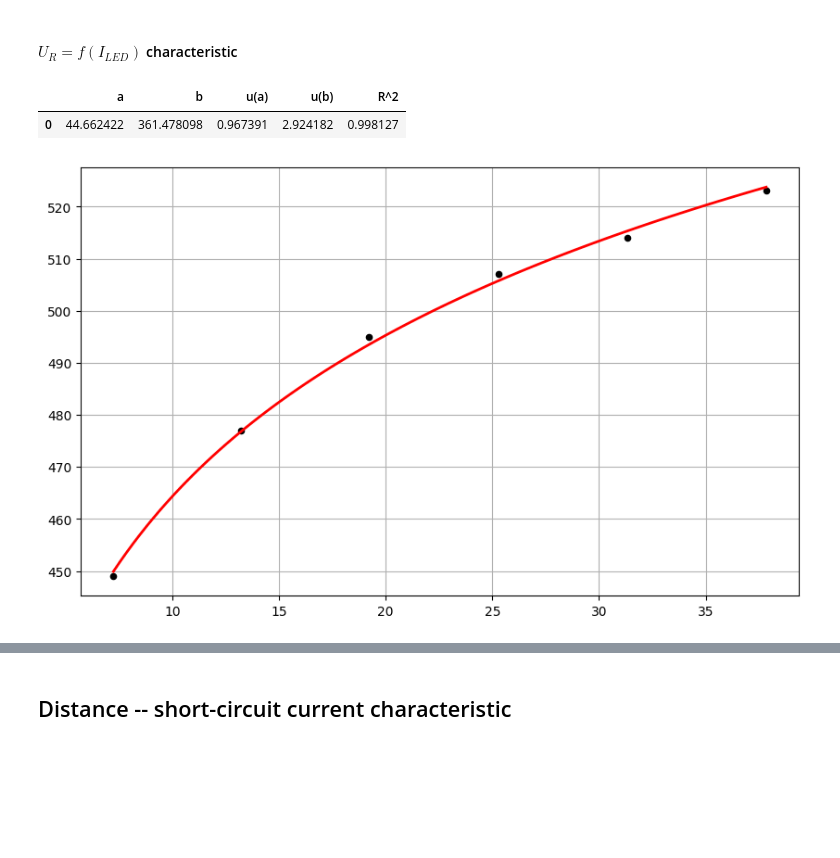
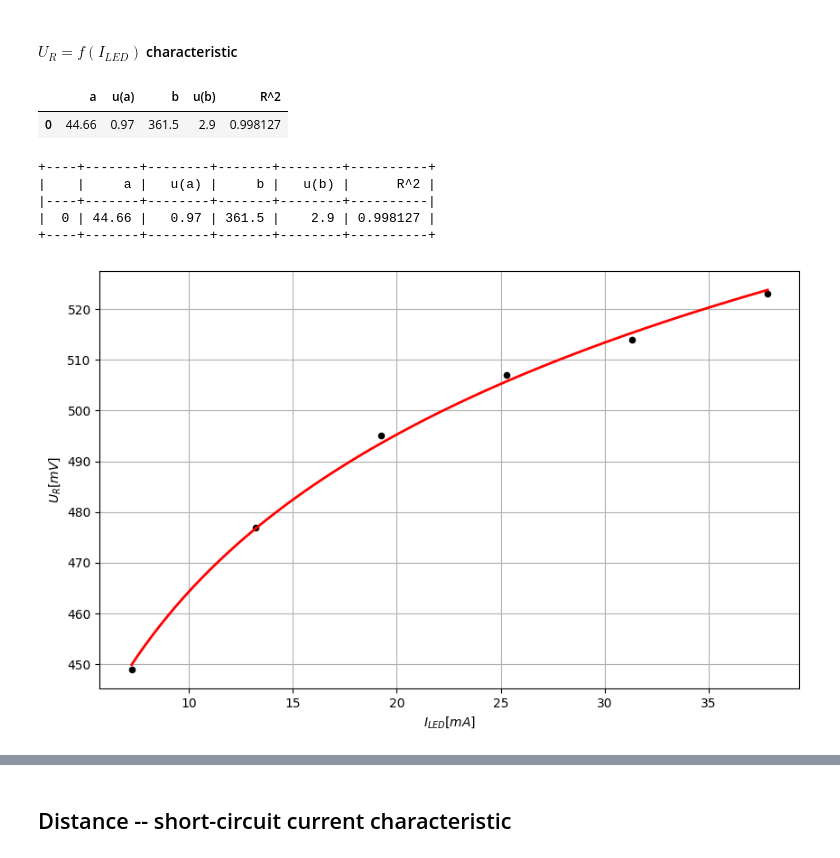
Before and after one commit to ikrzywda/air-cs, a Jupyter notebook: fizyka-3.3/photodiode/notebook.ipynb, the cells around one changed output, grey strips where cells are left out. Cells and saved outputs as stored; diff of their text form; code cells hidden in the pictures; blank space fills up the shorter version.

```diff
--- a/fizyka-3.3/photodiode/notebook.ipynb
+++ b/fizyka-3.3/photodiode/notebook.ipynb
@@ -64,12 +64,14 @@ def format_sample_data(df: pd.DataFrame) -> pd.DataFrame:
     return df
 # %%
 def linear_regression_rundown(model: sm.OLS) -> pd.DataFrame:
+    a, ua = rounded_uncertainty_with_nominal_value(model.params[1], model.bse[1])
+    b, ub = rounded_uncertainty_with_nominal_value(model.params[0], model.bse[0])
     return pd.DataFrame(
         {
-            "a": [model.params[1]],
-            "b": [model.params[0]],
-            "u(a)": [model.bse[1]],
-            "u(b)": [model.bse[0]],
+            "a": [a],
+            "u(a)": [ua],
+            "b": [b],
+            "u(b)": [ub],
             "R^2": [model.rsquared],
         }
     )
@@ -326,36 +356,48 @@ ur = get_open_voltage()
 
 # currents = [df["I"] for df in ur]
 voltages = [df["U"] for df in ur]
 arr = np.polyfit(np.log(ILLUMINATED_PHOTODIODES_LED_CURRENT), voltages, 1)
 # a, b = arr
 
 model = sm.OLS(
     voltages, sm.add_constant(np.log(ILLUMINATED_PHOTODIODES_LED_CURRENT))
 ).fit()
 
 
 # model.summary()
 b, a = model.params
 
 fig, ax = plt.subplots(figsize=(10, 6))
 
 x = np.linspace(
     ILLUMINATED_PHOTODIODES_LED_CURRENT[0], ILLUMINATED_PHOTODIODES_LED_CURRENT[-1], 100
 )
 y = a * np.log(x) + b
 
 ax.plot(x, y, "r-", linewidth=2)
 
 
 for df, iled in zip(ur, ILLUMINATED_PHOTODIODES_LED_CURRENT):
     ax.scatter(iled, df["U"], color="black", s=20)
 ax.grid()
 
+plt.ylabel("$U_R [mV]$")
+plt.xlabel("$I_{LED} [mA]$")
+
+rundown = linear_regression_rundown(model)
+rundown.to_csv("results/open_voltage_from_led_current.csv")
+
 display(linear_regression_rundown(model))
+print(tabulate(linear_regression_rundown(model), headers="keys", tablefmt="psql"))
 # %% [output]
-|  | a | b | u(a) | u(b) | R^2 |
-| 0 | 44.662422 | 361.478098 | 0.967391 | 2.924182 | 0.998127 |
+|  | a | u(a) | b | u(b) | R^2 |
+| 0 | 44.66 | 0.97 | 361.5 | 2.9 | 0.998127 |
++----+-------+--------+-------+--------+----------+
+|    |     a |   u(a) |     b |   u(b) |      R^2 |
+|----+-------+--------+-------+--------+----------|
+|  0 | 44.66 |   0.97 | 361.5 |    2.9 | 0.998127 |
++----+-------+--------+-------+--------+----------+
-[figure, old version]
+[figure, new version]
 # %%
 short_circuit_currents = compute_short_circuit_currents()
 open_voltage = get_open_voltage()
```
Also changed, not shown: parts of 7 cells of this notebook, 2 other files.
